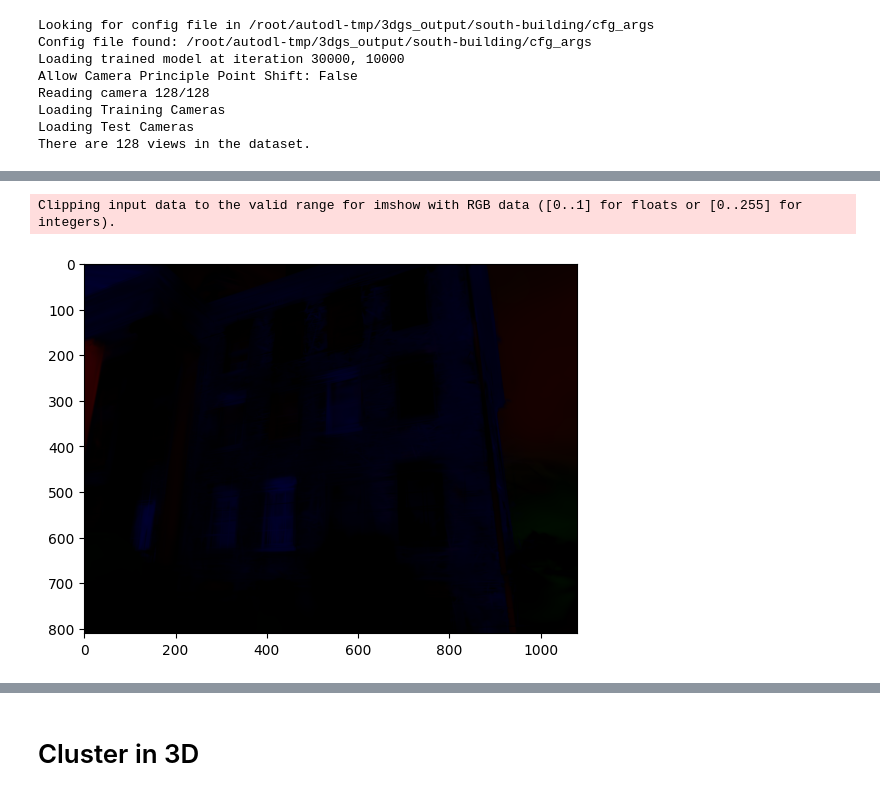
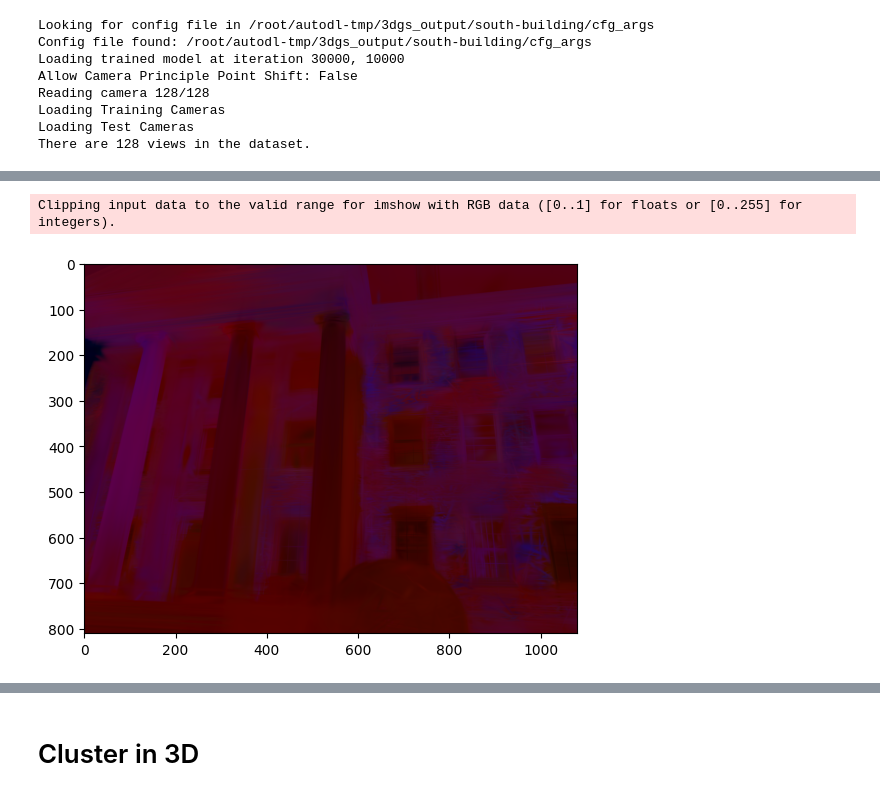
Before and after one commit to Strange-tech/Splat-n-Replace, a Jupyter notebook: template_3dgs.ipynb, the cells around one changed output, grey strips where cells are left out. Cells and saved outputs as stored; diff of their text form; code cells hidden in the pictures.

```diff
--- a/template_3dgs.ipynb
+++ b/template_3dgs.ipynb
@@ -160,6 +164,8 @@ q_trans, q_trans_ = get_quantile_func(all_scales, 'uniform')
 # %%
 from copy import deepcopy
-ref_img_camera_id = 40
+
+
+ref_img_camera_id = 35
 
 view = deepcopy(cameras[ref_img_camera_id])
 
@@ -174,4 +180,5 @@ feature_h, feature_w = rendered_feature.shape[-2:]
 
 
 plt.imshow(img)
+Image.fromarray(img).save(f'./tmp/{ref_img_camera_id}.jpg')
 # %% [output]
@@ -180,23 +288,23 @@ plt.imshow(img)
 # %%
 with torch.no_grad():
     # If the q_trans is normal
     # scale = 2.
     # scale = torch.full((1,), scale).cuda()
     # scale = q_trans(scale)
 
     # If the q_trans is uniform, the scale can be any value between 0 and 1
     # scale = torch.tensor([0]).cuda()
     # scale = torch.tensor([0.5]).cuda()
-    scale = torch.tensor([0.05]).cuda()
+    # scale = torch.tensor([0.1]).cuda()
 
-    gates = scale_gate(scale)
+    # gates = scale_gate(scale)
 
     feature_with_scale = rendered_feature
-    feature_with_scale = feature_with_scale * gates.unsqueeze(-1).unsqueeze(-1)
+    # feature_with_scale = feature_with_scale * gates.unsqueeze(-1).unsqueeze(-1)
     scale_conditioned_feature = feature_with_scale.permute([1,2,0])
 
     plt.imshow(scale_conditioned_feature[:,:,:3].detach().cpu().numpy())
 # %% [output]
 Clipping input data to the valid range for imshow with RGB data ([0..1] for floats or [0..255] for integers).
-[figure, old version]
+[figure, new version]
 # %%
```
Also changed, not shown: parts of 9 cells of this notebook, 5 other files.
